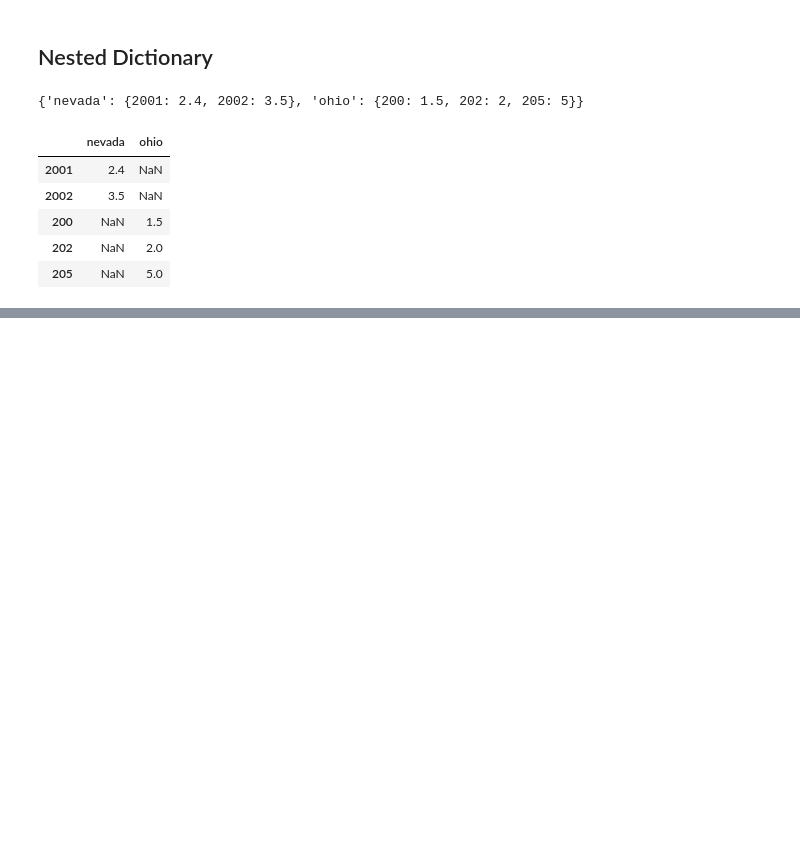
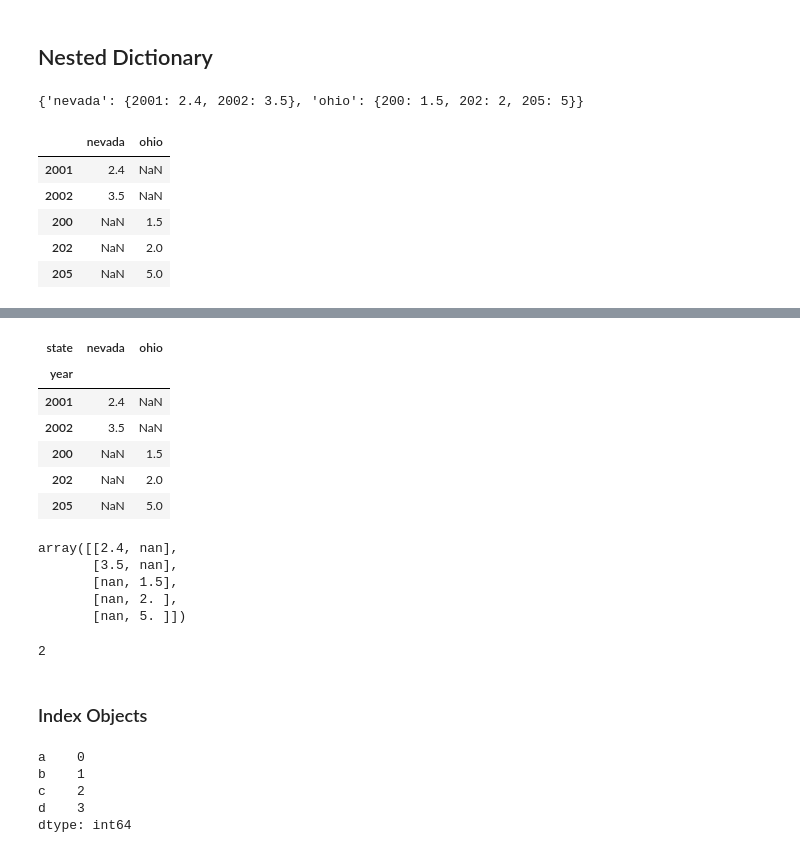
Before and after one commit to Iswaqasahmed/Pandas, a Jupyter notebook: pandas.ipynb, the cells around one changed output, grey strips where cells are left out. Saved outputs shown, nothing was run; the diff lists cells and outputs as text; code cells hidden in the pictures; blank space fills up the shorter version.

Commit message:
index checking
either index present in data frame or not

```diff
--- a/pandas.ipynb
+++ b/pandas.ipynb
@@ -390,0 +402,27 @@ fram3
+# %%
+fram3.index.name = 'year';
+fram3.columns.name = 'state'
+fram3
+# %% [output]
+| state | nevada | ohio |
+| year |  |  |
+| 2001 | 2.4 | NaN |
+| 2002 | 3.5 | NaN |
+| 200 | NaN | 1.5 |
+| 202 | NaN | 2.0 |
+| 205 | NaN | 5.0 |
+# %%
+arr = fram3.values
+arr
+# %% [output]
+array([[2.4, nan],
+       [3.5, nan],
+       [nan, 1.5],
+       [nan, 2. ],
+       [nan, 5. ]])
+# %%
+np.ndim(arr)
+# %% [output]
+2
+# %% [markdown]
+### Index Objects
@@ -390,0 +431,8 @@ fram3
+# %%
+obj
+# %% [output]
+a    0
+b    1
+c    2
+d    3
+dtype: int64
```
Also changed, not shown: parts of 12 cells of this notebook.
